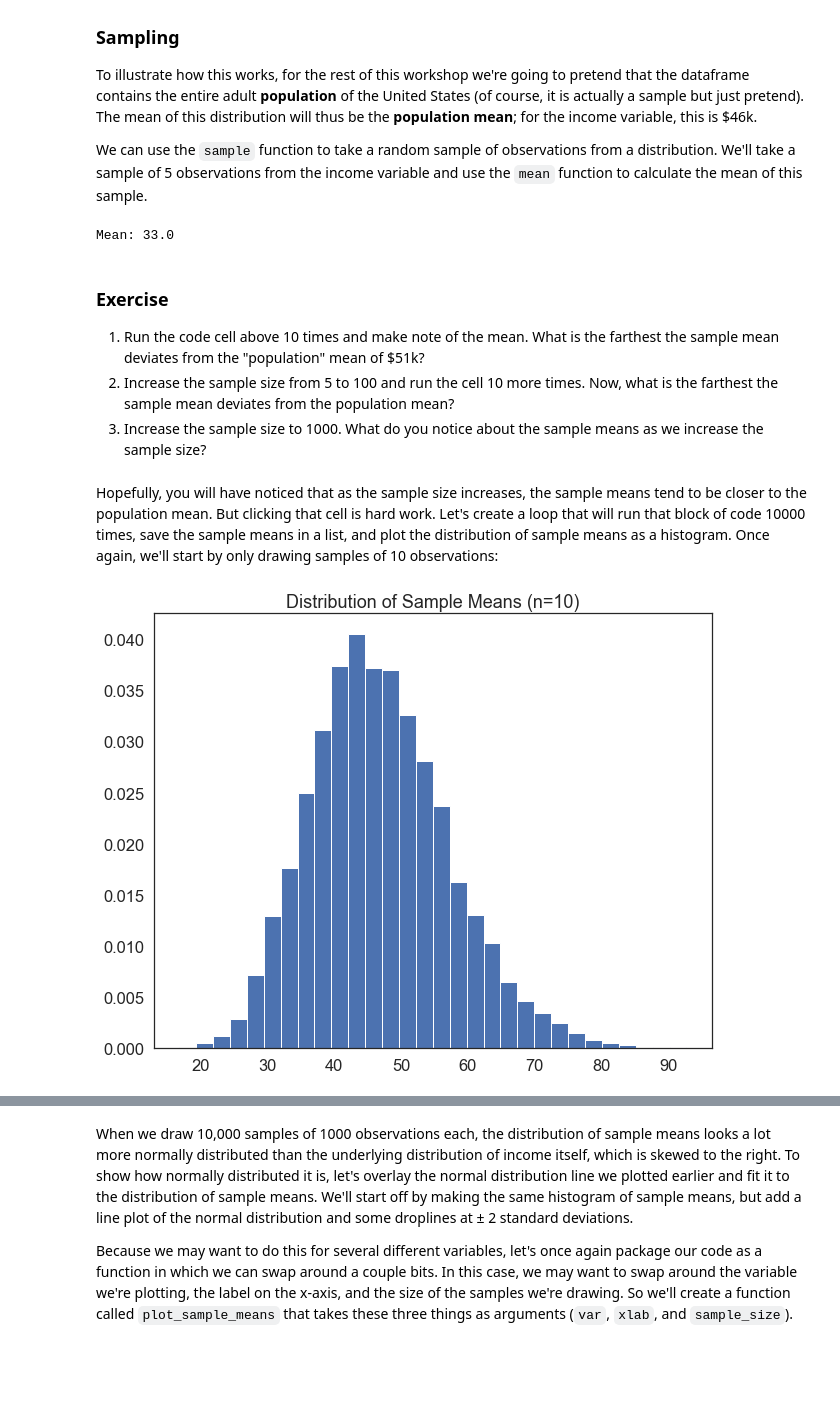
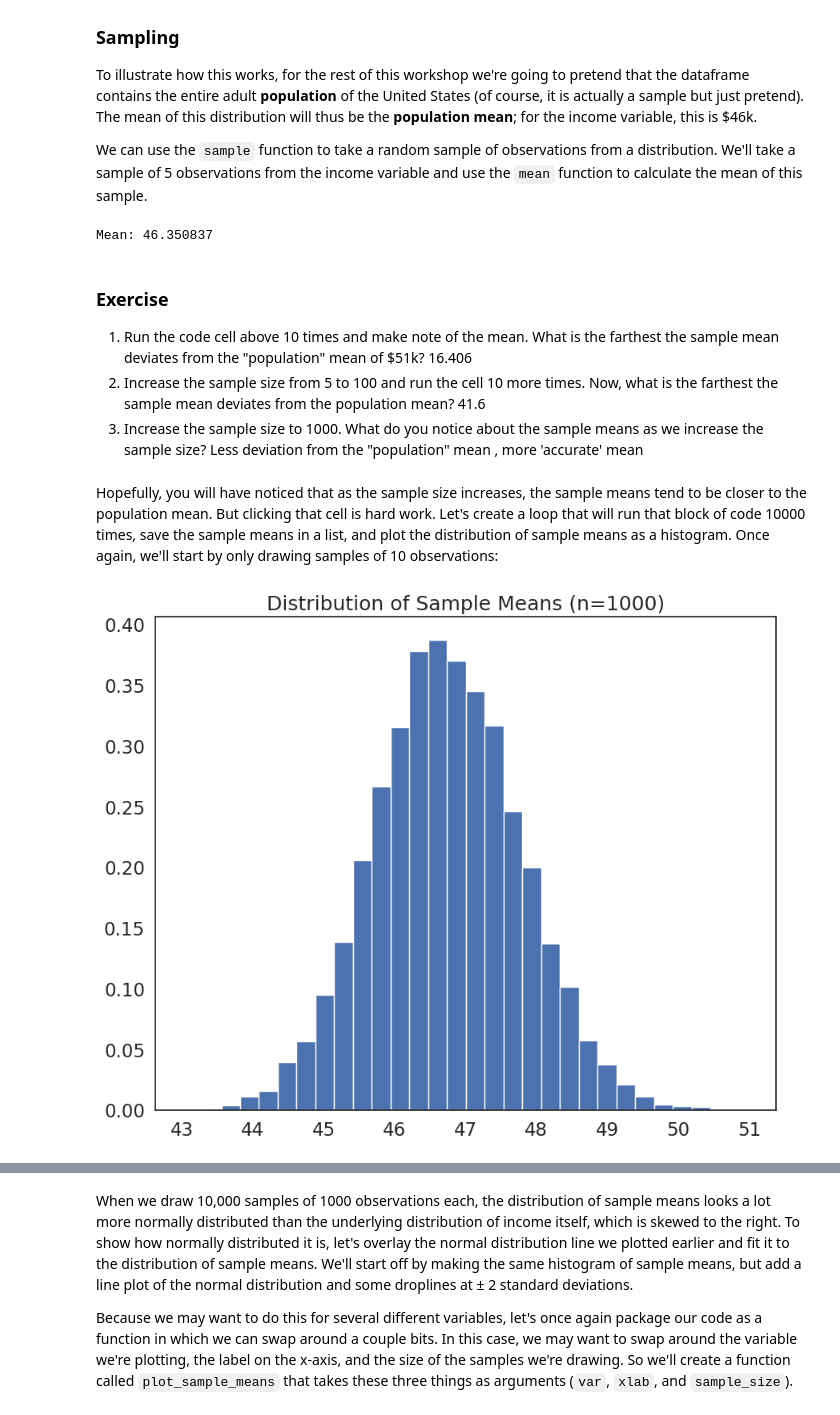
Before and after one commit to sofiya-sh/QM2, a Jupyter notebook: notebooks/W05. Distributions and Basic Statistics.ipynb, the cells around one changed output, grey strips where cells are left out. Cells and saved outputs as stored; diff of their text form; code cells hidden in the pictures; blank space fills up the shorter version.

```diff
--- a/notebooks/W05. Distributions and Basic Statistics.ipynb
+++ b/notebooks/W05. Distributions and Basic Statistics.ipynb
@@ -407,35 +406,35 @@ To illustrate how this works, for the rest of this workshop we're going to prete
 
 We can use the `sample` function to take a random sample of observations from a distribution. We'll take a sample of 5 observations from the income variable and use the `mean` function to calculate the mean of this sample.
 # %%
-income_sample = df['income'].sample(5, replace=True) # take a random sample of 10 observations from the income variable
+income_sample = df['income'].sample(1000, replace=True) # take a random sample of 10 observations from the income variable
 income_sample_mean=income_sample.mean() # calculate the mean of the sample
 print("Mean: " + str(income_sample_mean)) # print the sample mean
 # %% [output]
-Mean: 33.0
+Mean: 46.350837
 # %% [markdown]
 ### Exercise
 
-1. Run the code cell above 10 times and make note of the mean. What is the farthest the sample mean deviates from the "population" mean of $51k?
-2. Increase the sample size from 5 to 100 and run the cell 10 more times. Now, what is the farthest the sample mean deviates from the population mean?
-3. Increase the sample size to 1000. What do you notice about the sample means as we increase the sample size?
+1. Run the code cell above 10 times and make note of the mean. What is the farthest the sample mean deviates from the "population" mean of $51k? 16.406
+2. Increase the sample size from 5 to 100 and run the cell 10 more times. Now, what is the farthest the sample mean deviates from the population mean? 41.6
+3. Increase the sample size to 1000. What do you notice about the sample means as we increase the sample size? Less deviation from the "population" mean , more 'accurate' mean
 # %% [markdown]
 Hopefully, you will have noticed that as the sample size increases, the sample means tend to be closer to the population mean. But clicking that cell is hard work. Let's create a loop that will run that block of code 10000 times, save the sample means in a list, and plot the distribution of sample means as a histogram. Once again, we'll start by only drawing samples of 10 observations:
 # %%
 #create an empty list to store sample means
 sample_means=[]
 
-sample_size=10
+sample_size=1000
 # loop 10,000 times.
 for i in range(0,10000):
     sample= df['income'].sample(sample_size, replace=True) # draw a sample of 10 observations from the income variable, with replacement
     sample_mean=sample.mean() # calculate the mean of the sample
     sample_means.append(sample_mean) # append the sample mean to the list of sample means
 
 plt.hist(sample_means, bins=30, edgecolor='white', density=True) # plot a histogram of the sample means
 plt.title('Distribution of Sample Means (n={})'.format(sample_size)) # add a title
 plt.show()
 # %% [output]
-[figure, old version]
+[figure, new version]
 # %% [markdown]
 ### Exercise
 
```
Also changed, not shown: parts of 8 cells of this notebook.
